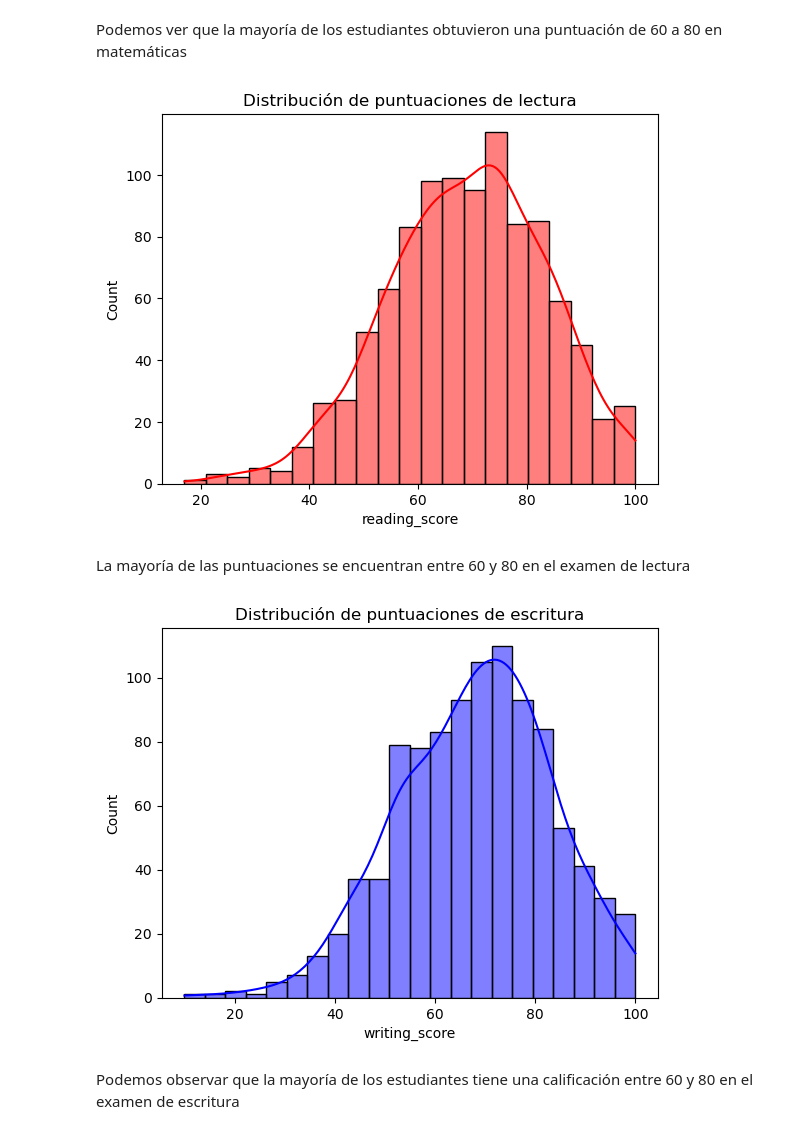
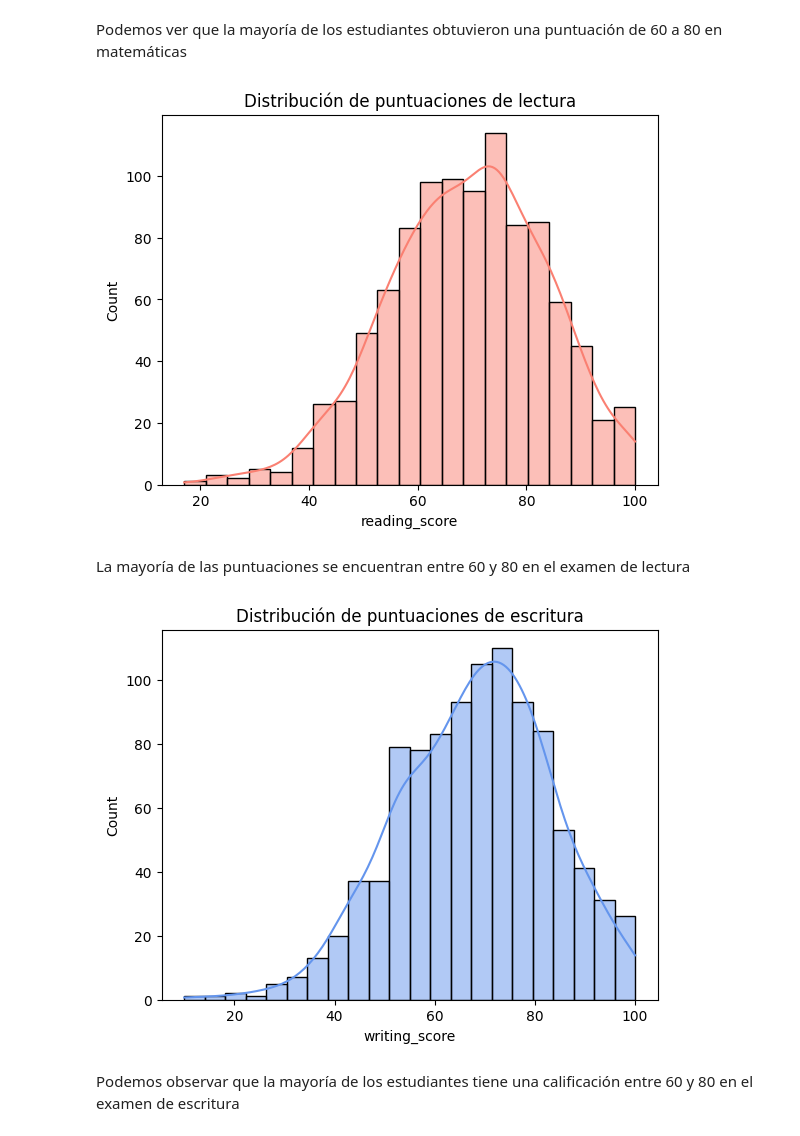
Before and after one commit to MarioChvx/ciencia_de_datos_PAMBAZO, a Jupyter notebook: proyectos/unidad1/proyecto_eda/EDA_Students_performance.ipynb, the cells around one changed output. Drawn from its saved outputs; the diff is of its cells as text; code cells hidden in the pictures.

```diff
--- a/proyectos/unidad1/proyecto_eda/EDA_Students_performance.ipynb
+++ b/proyectos/unidad1/proyecto_eda/EDA_Students_performance.ipynb
@@ -236,19 +254,19 @@ plt.show()
 # %% [markdown]
 Podemos ver que la mayoría de los estudiantes obtuvieron una puntuación de 60 a 80 en matemáticas
 # %%
-sns.histplot(data=df, x="reading_score", color='red', kde=True)
+sns.histplot(data=df, x="reading_score", color='salmon', kde=True)
 plt.title('Distribución de puntuaciones de lectura')
 plt.show()
 # %% [output]
-[figure, old version]
+[figure, new version]
 # %% [markdown]
 La mayoría de las puntuaciones se encuentran entre 60 y 80 en el examen de lectura
 # %%
-sns.histplot(data=df, x='writing_score', color='blue', kde=True)
+sns.histplot(data=df, x='writing_score', color='cornflowerblue', kde=True)
 plt.title('Distribución de puntuaciones de escritura')
 plt.show()
 # %% [output]
-[figure, old version]
+[figure, new version]
 # %% [markdown]
 Podemos observar que la mayoría de los estudiantes tiene una calificación entre 60 y 80 en el examen de escritura
 # %% [markdown]
```
Also changed, not shown: parts of 29 cells of this notebook.
